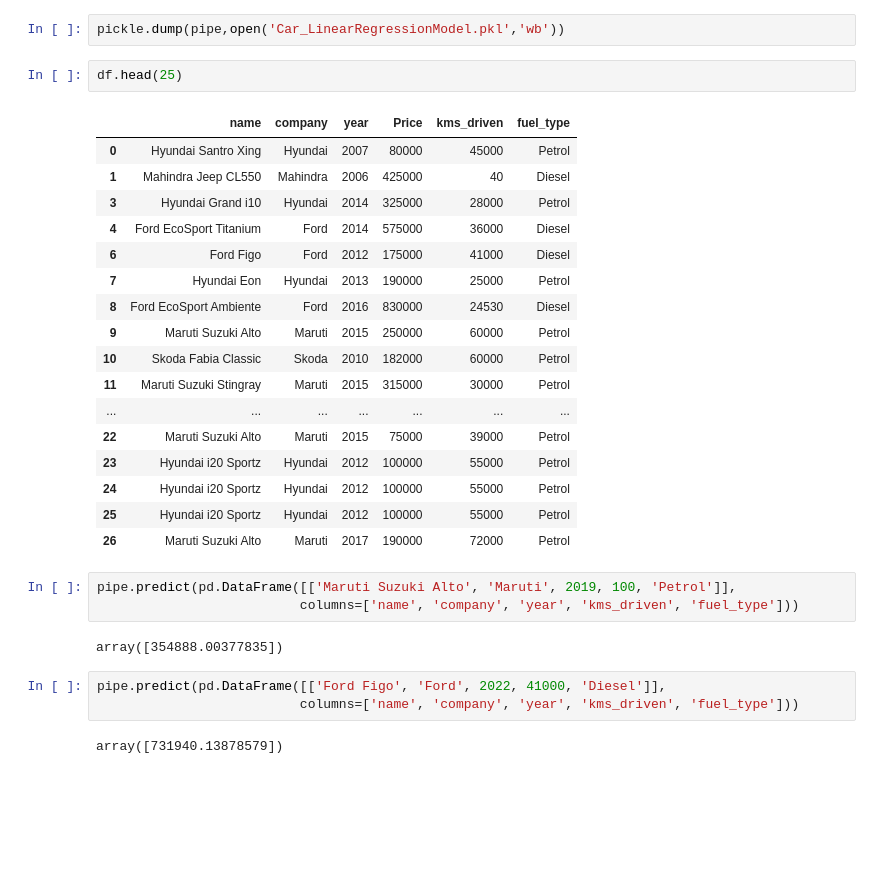
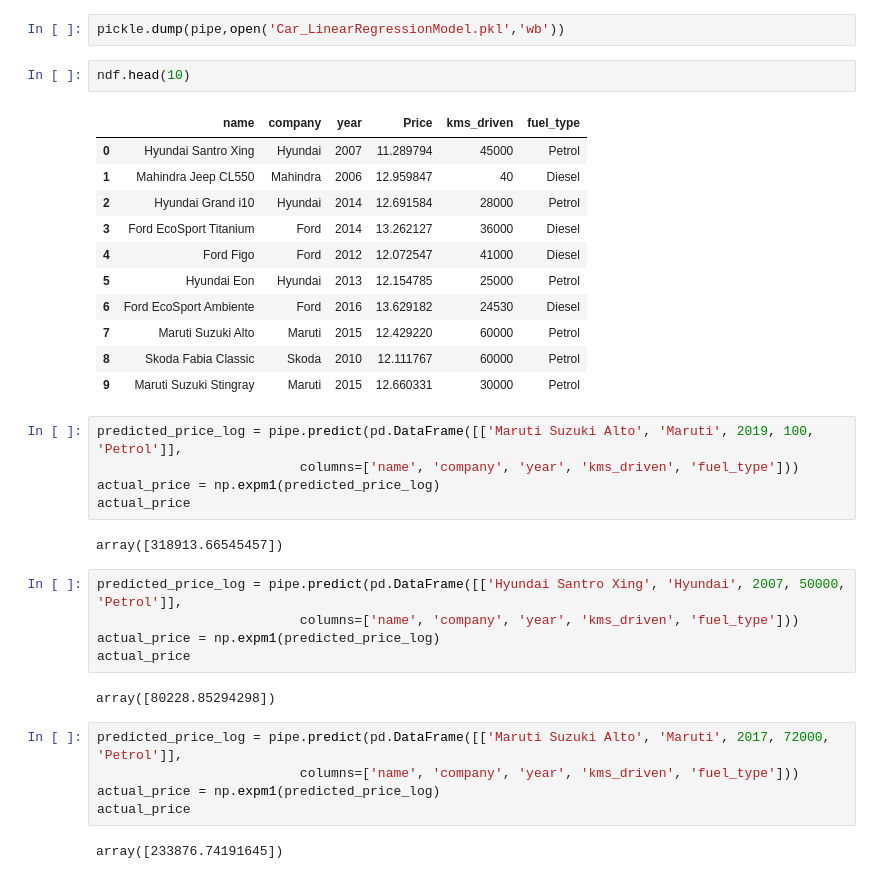
Before and after one commit to UtkarshGupta048/Data-Analytics, a Jupyter notebook: car_price_prediction.ipynb, the cells around one changed output. Saved outputs shown, nothing was run; the diff lists cells and outputs as text; blank space fills up the shorter version.

```diff
--- a/car_price_prediction.ipynb
+++ b/car_price_prediction.ipynb
@@ -412,32 +415,37 @@ r2_score(y_test,y_pred)
 # %%
 pickle.dump(pipe,open('Car_LinearRegressionModel.pkl','wb'))
-# %%
-df.head(25)
-# %% [output]
-|  | name | company | year | Price | kms_driven | fuel_type |
-| 0 | Hyundai Santro Xing | Hyundai | 2007 | 80000 | 45000 | Petrol |
-| 1 | Mahindra Jeep CL550 | Mahindra | 2006 | 425000 | 40 | Diesel |
-| 3 | Hyundai Grand i10 | Hyundai | 2014 | 325000 | 28000 | Petrol |
-| 4 | Ford EcoSport Titanium | Ford | 2014 | 575000 | 36000 | Diesel |
-| 6 | Ford Figo | Ford | 2012 | 175000 | 41000 | Diesel |
-| 7 | Hyundai Eon | Hyundai | 2013 | 190000 | 25000 | Petrol |
-| 8 | Ford EcoSport Ambiente | Ford | 2016 | 830000 | 24530 | Diesel |
-| 9 | Maruti Suzuki Alto | Maruti | 2015 | 250000 | 60000 | Petrol |
-| 10 | Skoda Fabia Classic | Skoda | 2010 | 182000 | 60000 | Petrol |
-| 11 | Maruti Suzuki Stingray | Maruti | 2015 | 315000 | 30000 | Petrol |
-| ... | ... | ... | ... | ... | ... | ... |
-| 22 | Maruti Suzuki Alto | Maruti | 2015 | 75000 | 39000 | Petrol |
-| 23 | Hyundai i20 Sportz | Hyundai | 2012 | 100000 | 55000 | Petrol |
-| 24 | Hyundai i20 Sportz | Hyundai | 2012 | 100000 | 55000 | Petrol |
-| 25 | Hyundai i20 Sportz | Hyundai | 2012 | 100000 | 55000 | Petrol |
-| 26 | Maruti Suzuki Alto | Maruti | 2017 | 190000 | 72000 | Petrol |
+# %%
+ndf.head(10)
+# %% [output]
+|  | name | company | year | Price | kms_driven | fuel_type |
+| 0 | Hyundai Santro Xing | Hyundai | 2007 | 11.289794 | 45000 | Petrol |
+| 1 | Mahindra Jeep CL550 | Mahindra | 2006 | 12.959847 | 40 | Diesel |
+| 2 | Hyundai Grand i10 | Hyundai | 2014 | 12.691584 | 28000 | Petrol |
+| 3 | Ford EcoSport Titanium | Ford | 2014 | 13.262127 | 36000 | Diesel |
+| 4 | Ford Figo | Ford | 2012 | 12.072547 | 41000 | Diesel |
+| 5 | Hyundai Eon | Hyundai | 2013 | 12.154785 | 25000 | Petrol |
+| 6 | Ford EcoSport Ambiente | Ford | 2016 | 13.629182 | 24530 | Diesel |
+| 7 | Maruti Suzuki Alto | Maruti | 2015 | 12.429220 | 60000 | Petrol |
+| 8 | Skoda Fabia Classic | Skoda | 2010 | 12.111767 | 60000 | Petrol |
+| 9 | Maruti Suzuki Stingray | Maruti | 2015 | 12.660331 | 30000 | Petrol |
 # %%
-pipe.predict(pd.DataFrame([['Maruti Suzuki Alto', 'Maruti', 2019, 100, 'Petrol']],
+predicted_price_log = pipe.predict(pd.DataFrame([['Maruti Suzuki Alto', 'Maruti', 2019, 100, 'Petrol']],
                           columns=['name', 'company', 'year', 'kms_driven', 'fuel_type']))
+actual_price = np.expm1(predicted_price_log)
+actual_price
 # %% [output]
-array([354888.00377835])
+array([318913.66545457])
 # %%
-pipe.predict(pd.DataFrame([['Ford Figo', 'Ford', 2022, 41000, 'Diesel']],
+predicted_price_log = pipe.predict(pd.DataFrame([['Hyundai Santro Xing', 'Hyundai', 2007, 50000, 'Petrol']],
                           columns=['name', 'company', 'year', 'kms_driven', 'fuel_type']))
+actual_price = np.expm1(predicted_price_log)
+actual_price
 # %% [output]
-array([731940.13878579])
+array([80228.85294298])
+# %%
+predicted_price_log = pipe.predict(pd.DataFrame([['Maruti Suzuki Alto', 'Maruti', 2017, 72000, 'Petrol']],
+                          columns=['name', 'company', 'year', 'kms_driven', 'fuel_type']))
+actual_price = np.expm1(predicted_price_log)
+actual_price
+# %% [output]
+array([233876.74191645])
```
Also changed, not shown: parts of 20 cells of this notebook.
